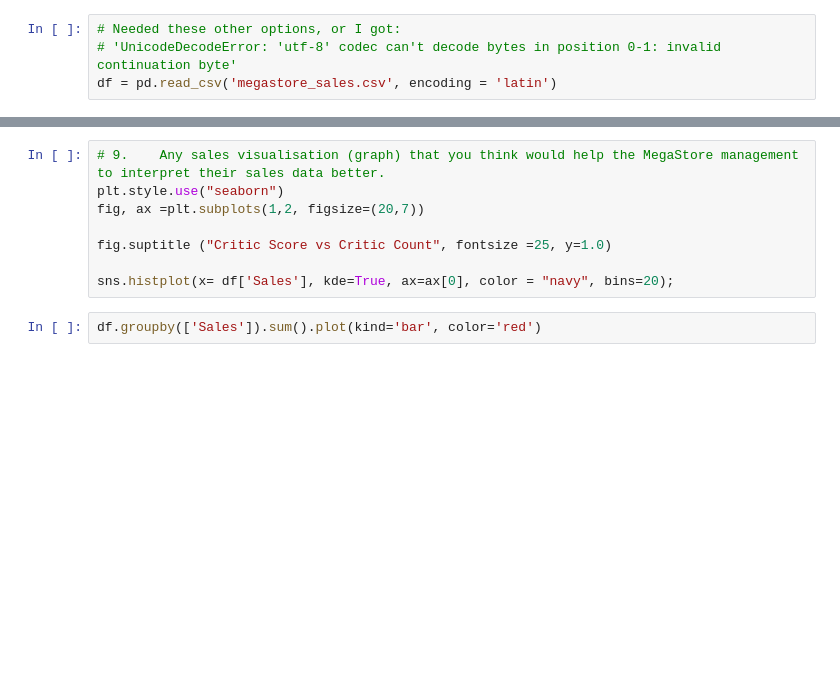
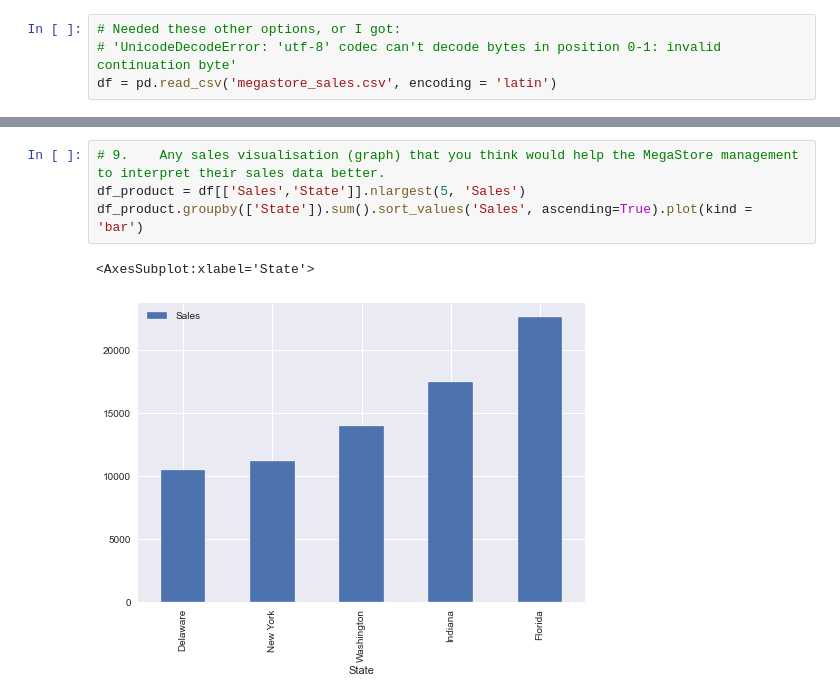
Before and after one commit to jakewarrenblack/research_and_analytics, a Jupyter notebook: Problem_1/Problem 1.ipynb, the cells around one changed output, grey strips where cells are left out. Saved outputs shown, nothing was run; the diff lists cells and outputs as text; blank space fills up the shorter version.

```diff
--- a/Problem_1/Problem 1.ipynb
+++ b/Problem_1/Problem 1.ipynb
@@ -54,10 +115,7 @@ df2
 # %%
 # 9.	Any sales visualisation (graph) that you think would help the MegaStore management to interpret their sales data better.
-plt.style.use("seaborn")
-fig, ax =plt.subplots(1,2, figsize=(20,7))
-
-fig.suptitle ("Critic Score vs Critic Count", fontsize =25, y=1.0)
-
-sns.histplot(x= df['Sales'], kde=True, ax=ax[0], color = "navy", bins=20);
+df_product = df[['Sales','State']].nlargest(5, 'Sales')
+df_product.groupby(['State']).sum().sort_values('Sales', ascending=True).plot(kind = 'bar')
+# %% [output]
+<AxesSubplot:xlabel='State'>
+[figure, added]
-# %%
-df.groupby(['Sales']).sum().plot(kind='bar', color='red')
```
Also changed, not shown: parts of 9 cells of this notebook, 3 other files.
